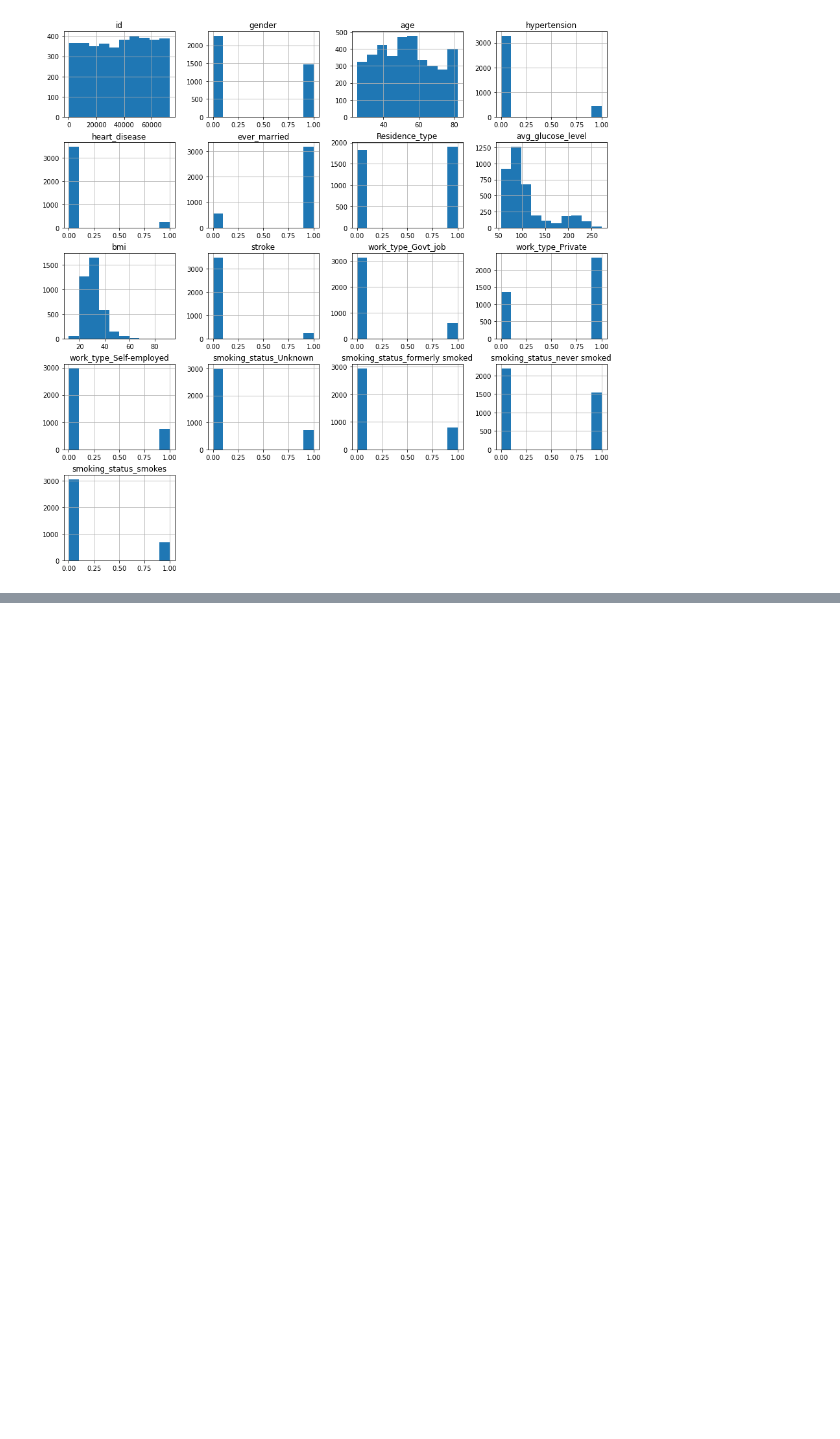
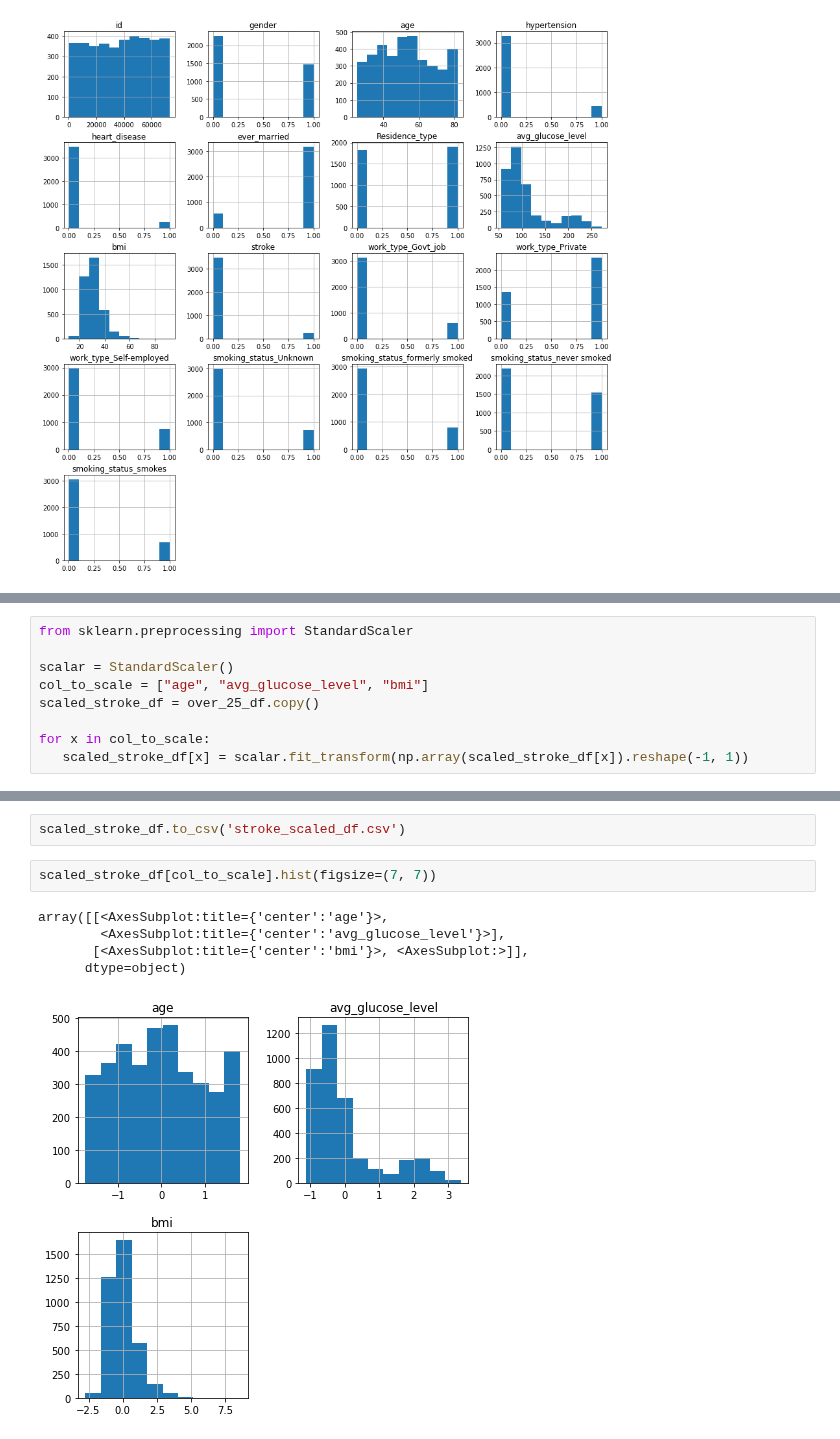
Before and after one commit to britt-emm/CGGroupProject, a Jupyter notebook: Final_Project/stroke_2nd_draft.ipynb, the cells around one changed output, grey strips where cells are left out. Drawn from its saved outputs; the diff is of its cells as text; blank space fills up the shorter version.

```diff
--- a/Final_Project/stroke_2nd_draft.ipynb
+++ b/Final_Project/stroke_2nd_draft.ipynb
@@ -329,0 +334,9 @@ array([[<AxesSubplot:title={'center':'id'}>,
+# %%
+from sklearn.preprocessing import StandardScaler
+
+scalar = StandardScaler()
+col_to_scale = ["age", "avg_glucose_level", "bmi"]
+scaled_stroke_df = over_25_df.copy()
+
+for x in col_to_scale:
+   scaled_stroke_df[x] = scalar.fit_transform(np.array(scaled_stroke_df[x]).reshape(-1, 1))
@@ -329,0 +352,10 @@ array([[<AxesSubplot:title={'center':'id'}>,
+# %%
+scaled_stroke_df.to_csv('stroke_scaled_df.csv')
+# %%
+scaled_stroke_df[col_to_scale].hist(figsize=(7, 7))
+# %% [output]
+array([[<AxesSubplot:title={'center':'age'}>,
+        <AxesSubplot:title={'center':'avg_glucose_level'}>],
+       [<AxesSubplot:title={'center':'bmi'}>, <AxesSubplot:>]],
+      dtype=object)
+[figure, added]
```
Also changed, not shown: parts of 11 cells of this notebook, 4 other files.
